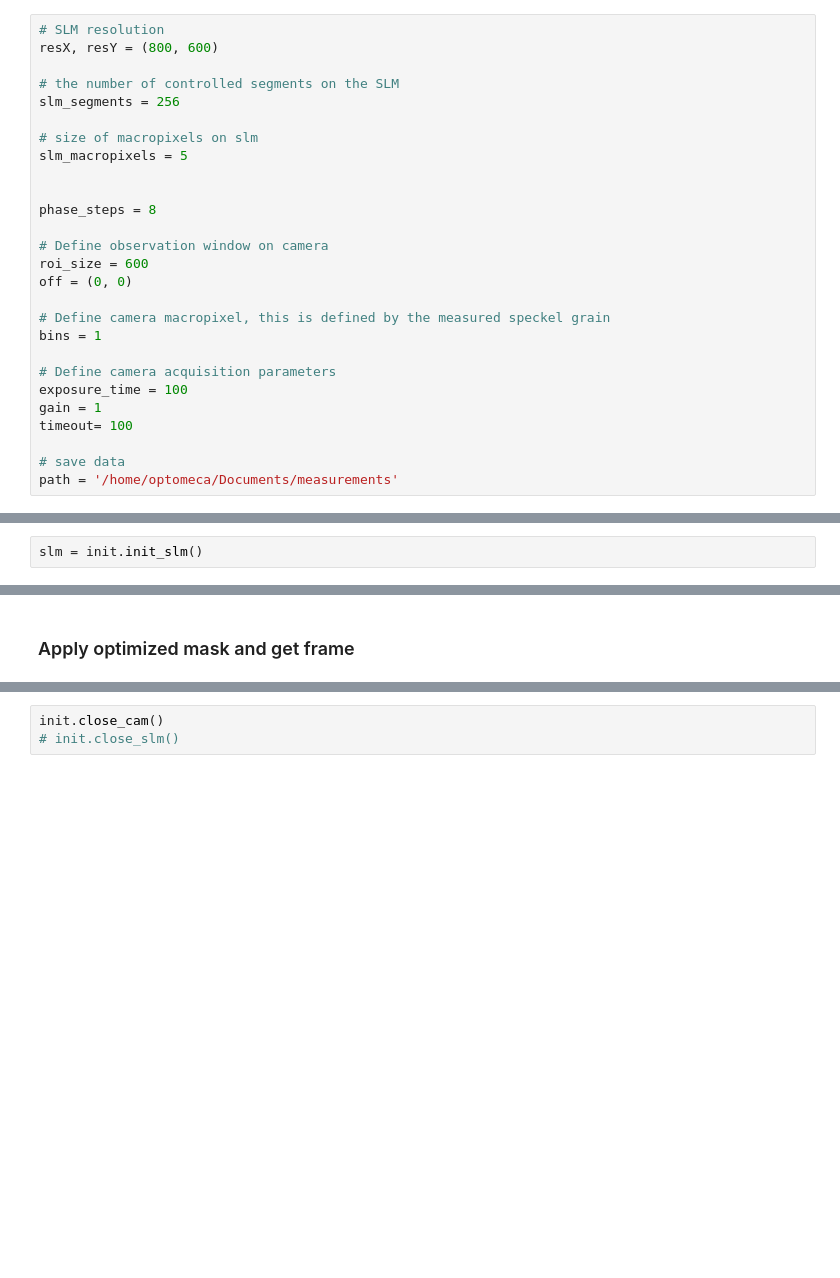
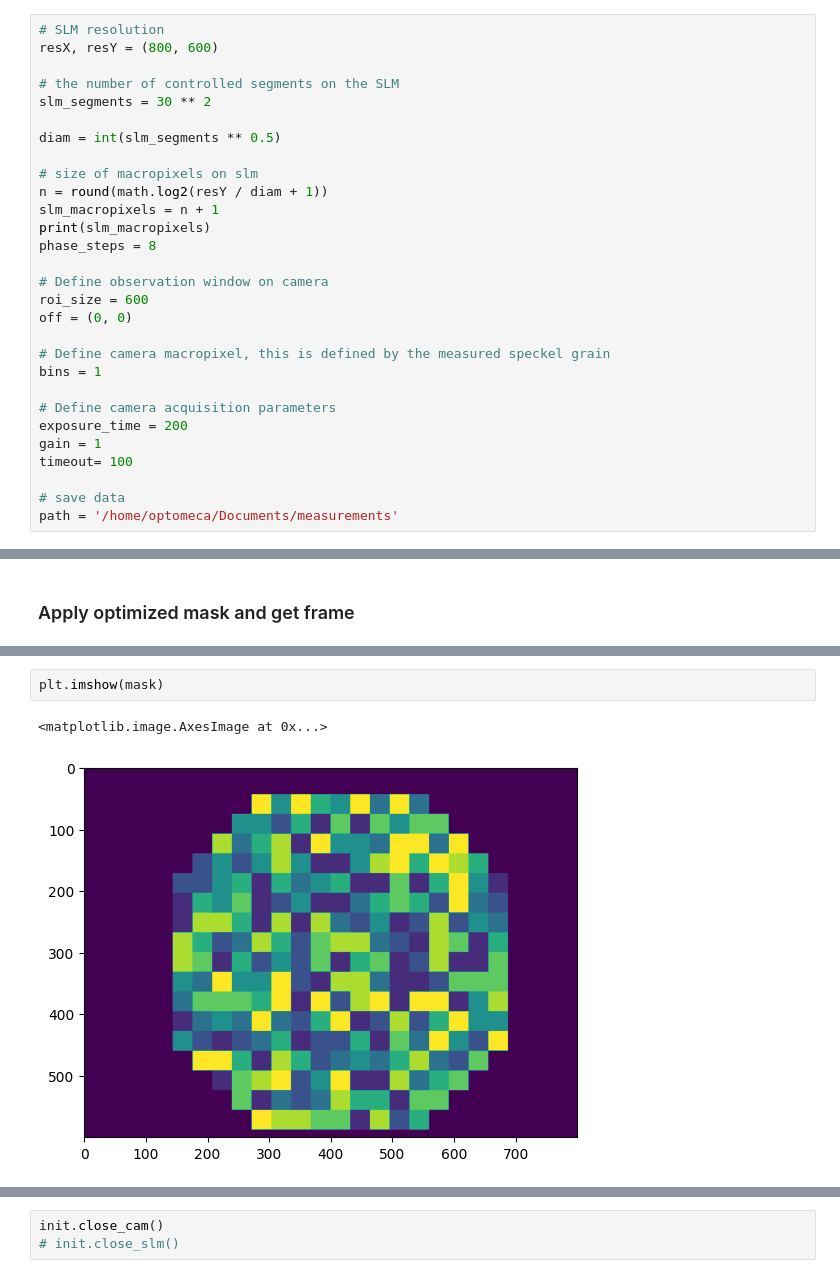
Before and after one commit to alextavern/slmoptim, a Jupyter notebook: notebooks/Continuous_Seq.ipynb, the cells around one changed output, grey strips where cells are left out. Drawn from its saved outputs; the diff is of its cells as text; blank space fills up the shorter version.

```diff
--- a/notebooks/Continuous_Seq.ipynb
+++ b/notebooks/Continuous_Seq.ipynb
@@ -21,12 +22,14 @@ from slmOptim.optimization import cost_functions
 resX, resY = (800, 600)
 
 # the number of controlled segments on the SLM
-slm_segments = 256
+slm_segments = 30 ** 2
+
+diam = int(slm_segments ** 0.5)
 
 # size of macropixels on slm
-slm_macropixels = 5
-
-
+n = round(math.log2(resY / diam + 1))
+slm_macropixels = n + 1
+print(slm_macropixels)
 phase_steps = 8
 
 # Define observation window on camera
@@ -37,7 +40,7 @@ off = (0, 0)
 bins = 1
 
 # Define camera acquisition parameters
-exposure_time = 100
+exposure_time = 200
 gain = 1
 timeout= 100
 
@@ -60,2 +66,0 @@ plt.colorbar()
-# %%
-slm = init.init_slm()
@@ -118,3 +152,8 @@ optim.plot(focus, 301)
+# %%
+plt.imshow(mask)
+# %% [output]
+<matplotlib.image.AxesImage at 0x...>
+[figure, added]
 # %%
 plt.imshow(focus[350:450, 350:450], cmap='magma')
 plt.axis('off')
```
Also changed, not shown: parts of 10 cells of this notebook, 6 other files.
